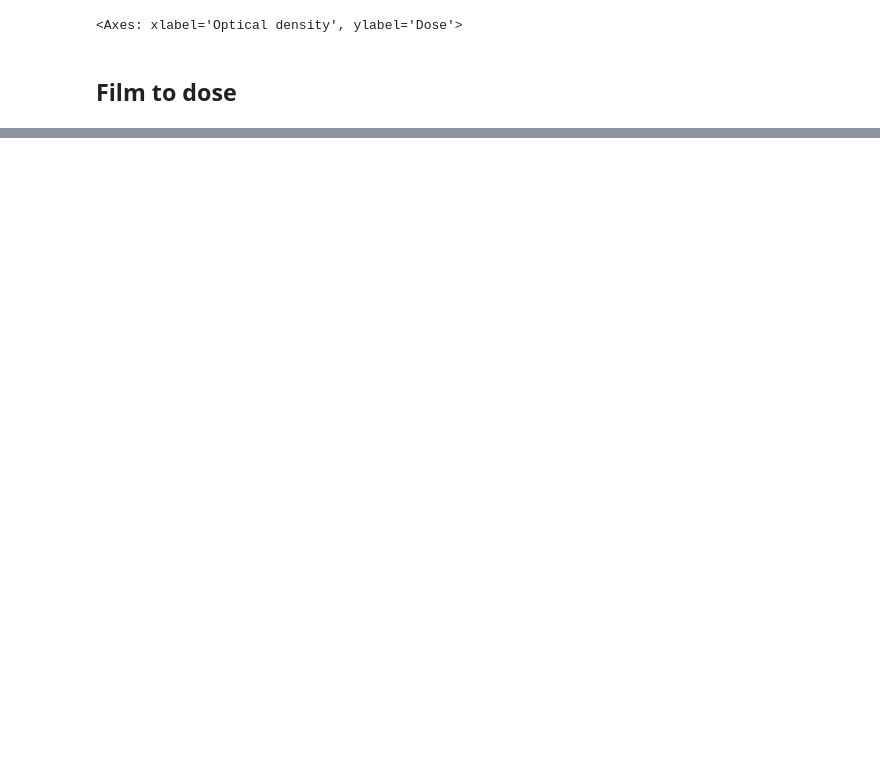
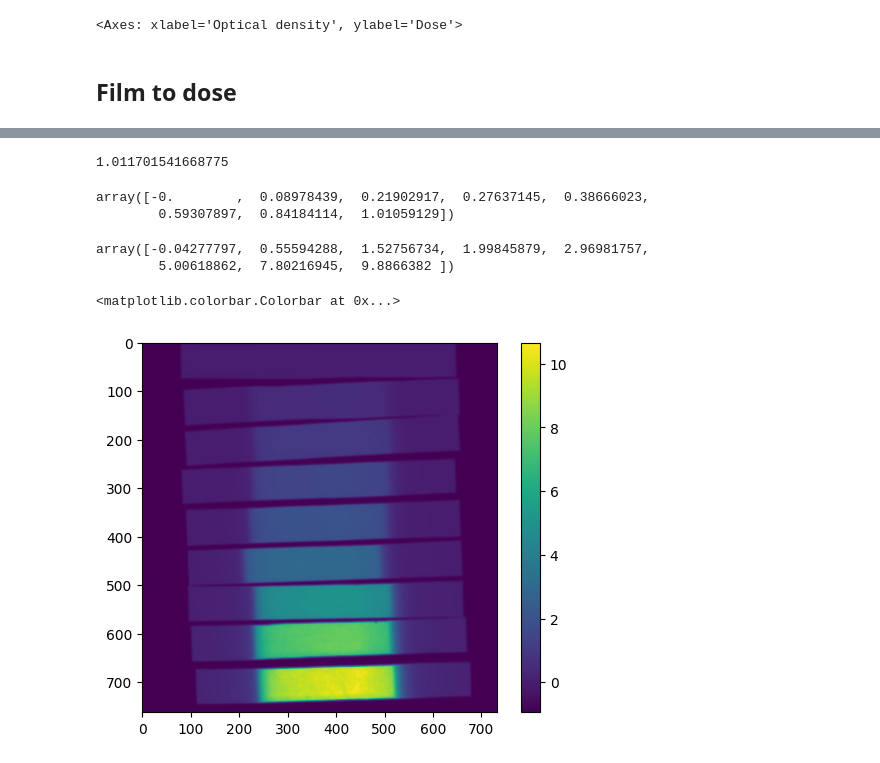
Before and after one commit to LuisOlivaresJ/Dosepy, a Jupyter notebook: src/Dosepy/tools/film_to_dose.ipynb, the cells around one changed output, grey strips where cells are left out. Saved outputs shown, nothing was run; the diff lists cells and outputs as text; code cells hidden in the pictures; blank space fills up the shorter version.

```diff
--- a/src/Dosepy/tools/film_to_dose.ipynb
+++ b/src/Dosepy/tools/film_to_dose.ipynb
@@ -33,0 +85,9 @@ plt.imshow(d)
+# %%
+-np.log10(4383/45027)
+# %% [output]
+1.011701541668775
+# %%
+-np.log10(np.array(mean_pixel)/mean_pixel[0])
+# %% [output]
+array([-0.        ,  0.08978439,  0.21902917,  0.27637145,  0.38666023,
+        0.59307897,  0.84184114,  1.01059129])
@@ -33,0 +96,23 @@ plt.imshow(d)
+# %%
+polynomial_g3(dosis_list, *cal.popt)
+# %% [output]
+array([-0.04277797,  0.55594288,  1.52756734,  1.99845879,  2.96981757,
+        5.00618862,  7.80216945,  9.8866382 ])
+# %%
+optical_density = -np.log10(test_image.array[:,:,1]/mean_pixel[0])
+
+dose_image = polynomial_g3(optical_density, *cal.popt)
+# %%
+fig, ax = plt.subplots(ncols=1)
+
+# plot and save the
+# color "mappable" object returned by ax1.imshow
+pos = ax.imshow(dose_image)
+
+# add the colorbar using the figure's method,
+# telling which mappable we're talking about and
+# which axes object it should be near
+fig.colorbar(pos, ax=ax)
+# %% [output]
+<matplotlib.colorbar.Colorbar at 0x...>
+[figure, added]
```
Also changed, not shown: parts of 13 cells of this notebook, 2 other files.
